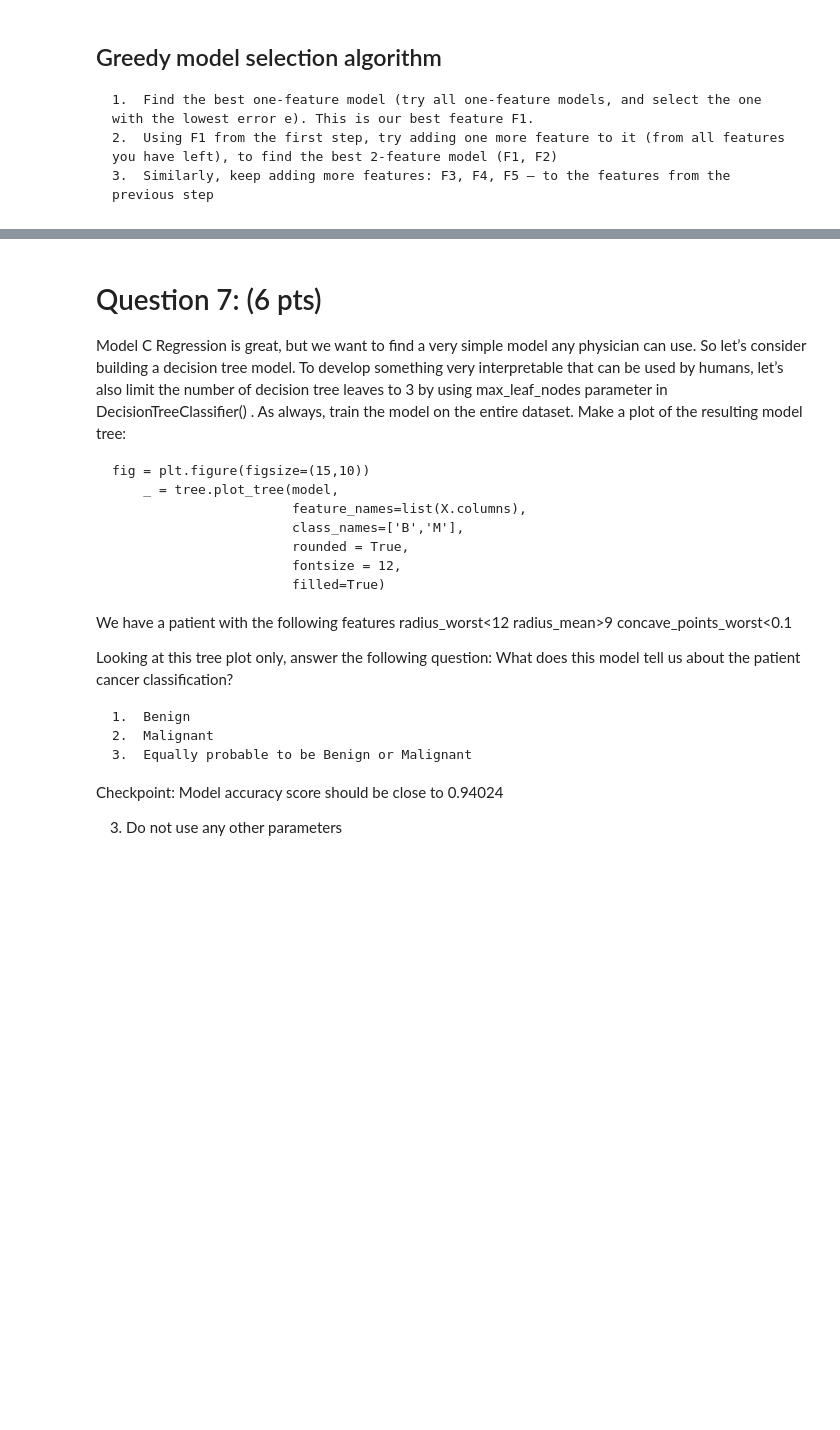
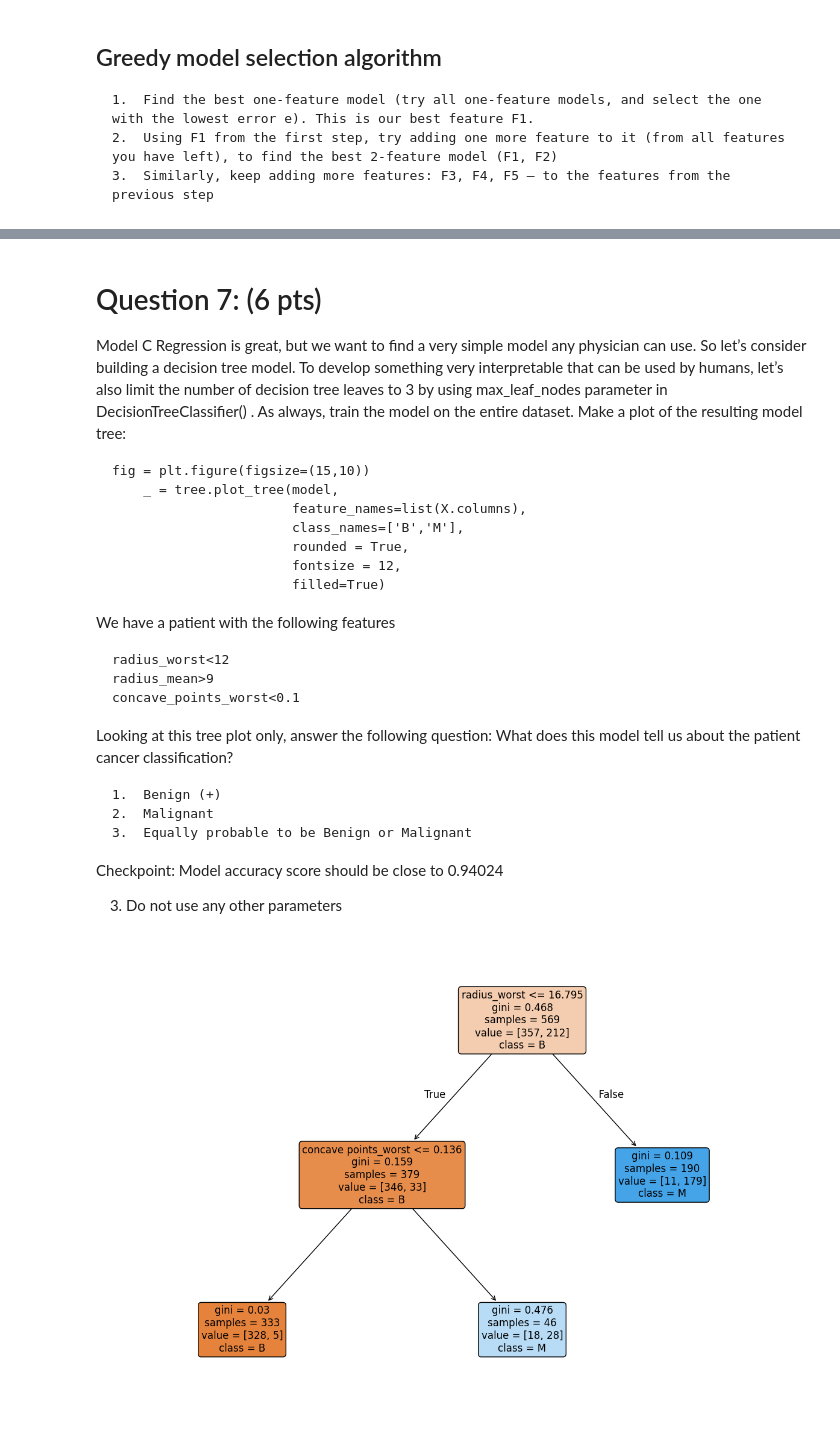
Before and after one commit to Chpel/Maga, a Jupyter notebook: BD_Med_txt/hw5/hw5.ipynb, the cells around one changed output, grey strips where cells are left out. Saved outputs shown, nothing was run; the diff lists cells and outputs as text; code cells hidden in the pictures; blank space fills up the shorter version.

```diff
--- a/BD_Med_txt/hw5/hw5.ipynb
+++ b/BD_Med_txt/hw5/hw5.ipynb
@@ -36,0 +39,3 @@ Note that there are many types of model accuracy metrics, they all can be found
+# %%
+df = pd.read_excel('datasets/data.xlsx')
+df
@@ -36,0 +56,3 @@ Note that there are many types of model accuracy metrics, they all can be found
+# %%
+X = df.drop(['id', 'diagnosis'],axis=1)
+y = (df['diagnosis'] == 'M').astype(int)
@@ -51,0 +102,14 @@ Using LogisticRegression model and our greedy model selection algorithm that we
+# %%
+model = LogisticRegression()
+chosen_features = []
+n_features = 3
+for i in range(n_features):
+    cands = []
+    for feat in set(X.columns) - set(chosen_features):
+        X0 = X[chosen_features + [feat]]
+        model.fit(X0,y)
+        e = log_loss(y, model.predict(X0))
+        cands.append((feat, e, accuracy_score(y, model.predict(X0))))
+    best = min(cands, key=lambda x: x[1])
+    chosen_features.append(best[0])
+    print(chosen_features, 'acc =', round(best[2],5))
@@ -64,3 +132,17 @@ How many features in this new model are the same as in the model A above?
 
 Checkpoint: Model recall score should be close to 0.919811
 Another interesting checkpoint – try running this algorithm to select the best 3-, 4-, 5-feature model, and you will see, that the best recall value is not changing; and going higher will definitely result in an overfit. So we have an interesting case when 2 features get all the job done.
+# %%
+model = LogisticRegression()
+chosen_features = []
+n_features = 3
+for i in range(n_features):
+    cands = []
+    for feat in set(X.columns) - set(chosen_features):
+        X0 = X[chosen_features + [feat]]
+        model.fit(X0,y)
+        e = log_loss(y, model.predict(X0))
+        cands.append((feat, e, recall_score(y, model.predict(X0))))
+    best = min(cands, key=lambda x: x[1])
+    chosen_features.append(best[0])
+    print(chosen_features, 'acc =', round(best[2],2))
@@ -80,14 +166,15 @@ As always, train the model on the entire dataset. Make a plot of the resulting m
 
 
 We have a patient with the following features
-radius_worst<12
-radius_mean>9
-concave_points_worst<0.1
+
+    radius_worst<12
+    radius_mean>9
+    concave_points_worst<0.1
 
 Looking at this tree plot only, answer the following question:
 What does this model tell us about the patient cancer classification?
 
-    1.	Benign
+    1.	Benign (+)
     2.	Malignant
     3.	Equally probable to be Benign or Malignant
 
@@ -96,0 +187,12 @@ Checkpoint: Model accuracy score should be close to 0.94024
+# %%
+model = DecisionTreeClassifier(max_leaf_nodes=3)
+model.fit(X,y)
+fig = plt.figure(figsize=(15,10))
+_ = plot_tree(model,
+                           feature_names=list(X.columns),
+                           class_names=['B','M'],
+                           rounded = True,
+                           fontsize = 12,
+                           filled=True)
+# %% [output]
+[figure, added]
```
Also changed, not shown: parts of 14 cells of this notebook.
